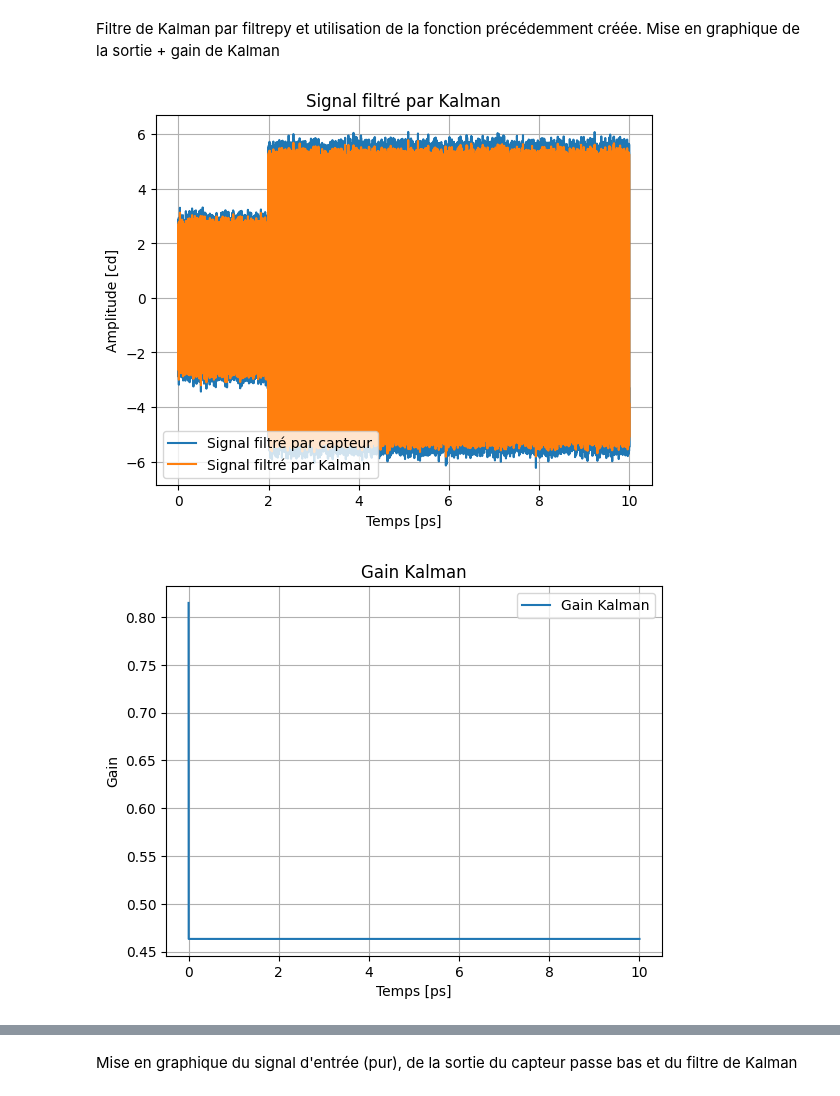
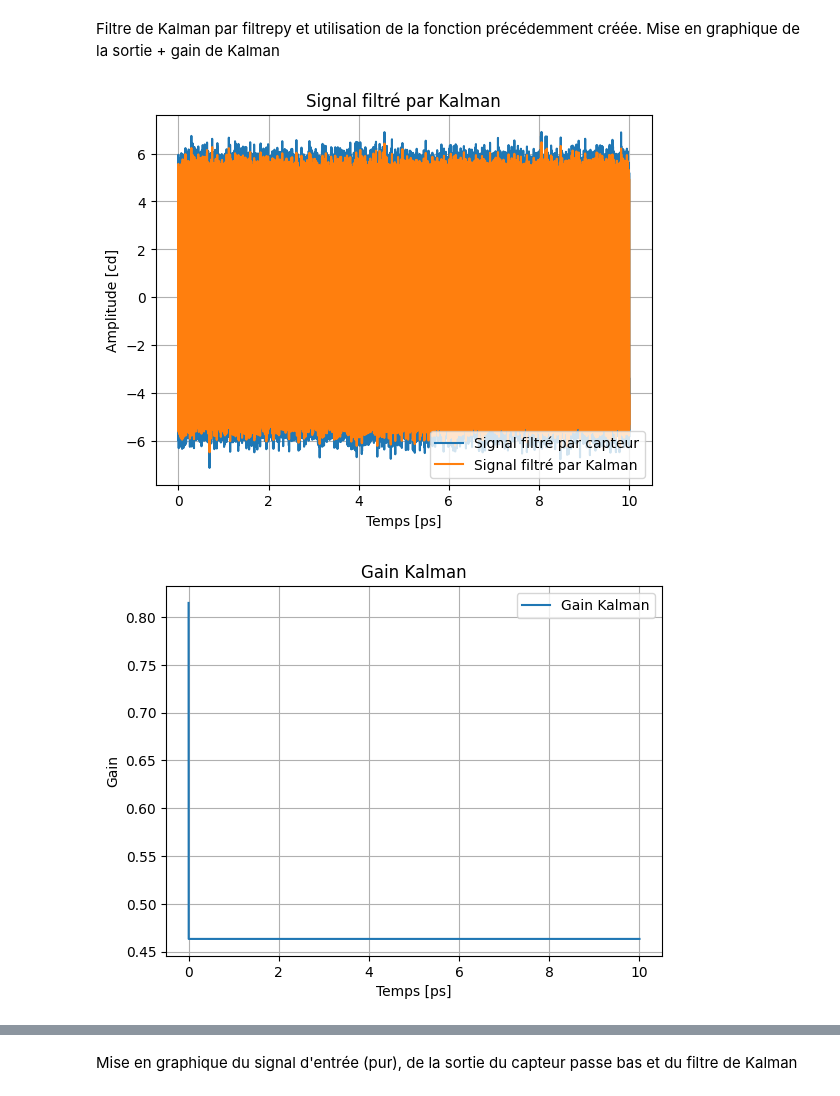
Before and after one commit to Trenzalore91/EI---KF, a Jupyter notebook: Untitled-1.ipynb, the cells around one changed output, grey strips where cells are left out. Drawn from its saved outputs; the diff is of its cells as text; code cells hidden in the pictures.

```diff
--- a/Untitled-1.ipynb
+++ b/Untitled-1.ipynb
@@ -204,11 +204,11 @@ Filtre_type_1 = 'passe-bas'
 Filtre_gain_1 = 1.
 
 Filtre_liste.append([Filtre_id_1, Filtre_fc_1, Filtre_Ordre_1, Filtre_type_1, Filtre_gain_1])
-"""
+
 Filtre_id_2 = 2
 Filtre_fc_2 = 670
 Filtre_Ordre_2 = 1
 Filtre_type_2 = 'passe-bas'
 Filtre_gain_2 = 1.
 
-Filtre_liste.append([Filtre_id_2, Filtre_fc_2, Filtre_Ordre_2, Filtre_type_2, Filtre_gain_2])"""
+Filtre_liste.append([Filtre_id_2, Filtre_fc_2, Filtre_Ordre_2, Filtre_type_2, Filtre_gain_2])
@@ -334,10 +332,10 @@ Signal_Entree = Generation_Signal_Entrée.GenerationSignal()
 zoom_graph(Absicisse_Graph, Signal_Entree, (0, 0.02), (-3.2, 3.2), 'Zoom sur le signal d\'entrée', Abscisse_Graph_Temporel, Ordonnée_Graph_Temporel)
 FFT_Signal(Signal_Entree, Freq_Sample, 350)"""
 
-#ajout d'une division par 2 du signal d'entrée au temps après avoir atteint 2ps
+"""#ajout d'une division par 2 du signal d'entrée au temps après avoir atteint 2ps
 for i in range(len(Signal_Entree)):
     if Absicisse_Graph[i] >= 2:
-        Signal_Entree[i] = Signal_Entree[i]*2
+        Signal_Entree[i] = Signal_Entree[i]*2"""
 
 plot_graph(Absicisse_Graph, Signal_Entree, 'Signal d\'entrée modifié', Abscisse_Graph_Temporel, Ordonnée_Graph_Temporel, 'Signal d\'entrée modifié')
 zoom_graph(Absicisse_Graph, Signal_Entree, (1.98, 2.02), (-6.2, 6.2), 'Zoom sur le signal d\'entrée', Abscisse_Graph_Temporel, Ordonnée_Graph_Temporel)
@@ -464,33 +464,33 @@ filtered = []
 kalman_gains = []
 for z, u_k in zip(Signal_Bruité, Signal_Entree):
     kf.predict(u=u_k)
     kf.update(z)
     kalman_gains.append(kf.K[0, 0])
     filtered.append(kf.x[0, 0])"""
 
 filtered, kalman_gains = Filtre.Filtre_kalman(Somme_Filtre)
 
 #plot une fenetre du graph précédent
 plt.plot(Absicisse_Graph, Somme_Filtre, label='Signal filtré par capteur')
 plt.plot(Absicisse_Graph, filtered, label='Signal filtré par Kalman')
 plt.title('Signal filtré par Kalman')
 plt.xlabel(Abscisse_Graph_Temporel)
 plt.ylabel(Ordonnée_Graph_Temporel)
 plt.grid(True)
 #plt.xlim(4, 4.005)
 plt.legend()
 plt.show()
 
 #plot gain kalman
 plt.plot(Absicisse_Graph, kalman_gains, label='Gain Kalman')
 plt.title('Gain Kalman')
 plt.xlabel(Abscisse_Graph_Temporel)
 plt.ylabel('Gain')
 plt.grid(True)
 plt.legend()
 plt.show()
 
-zoom_graph(Absicisse_Graph, kalman_gains, (1.9, 2.1), (0.3, 1), 'Zoom sur le gain de Kalman', Abscisse_Graph_Temporel, Ordonnée_Graph_Temporel)
+zoom_graph(Absicisse_Graph, kalman_gains, (0.,0.02), (0.3, 1), 'Zoom sur le gain de Kalman', Abscisse_Graph_Temporel, Ordonnée_Graph_Temporel)
 # %% [output]
-[figure, old version]
+[figure, new version]
 [figure]
```
Also changed, not shown: parts of 10 cells of this notebook, 2 other files.
